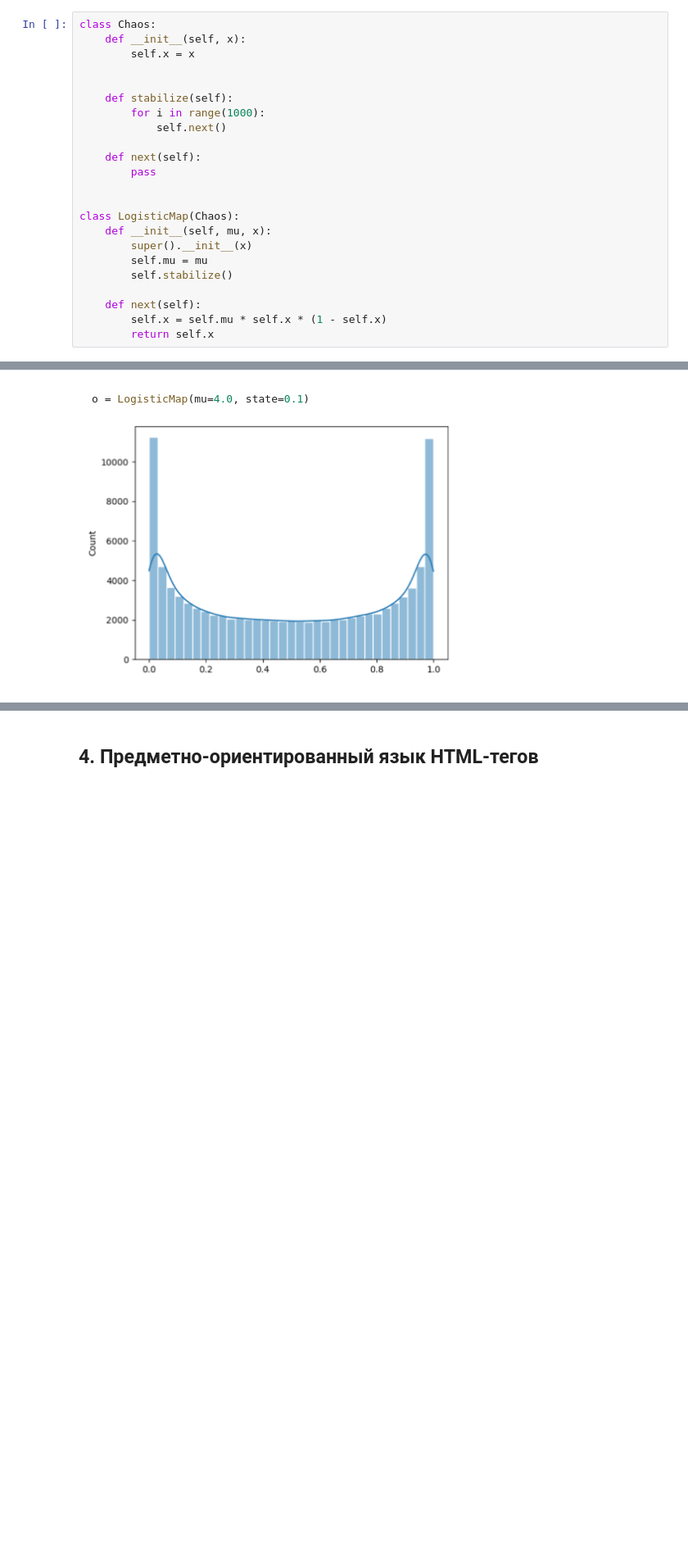
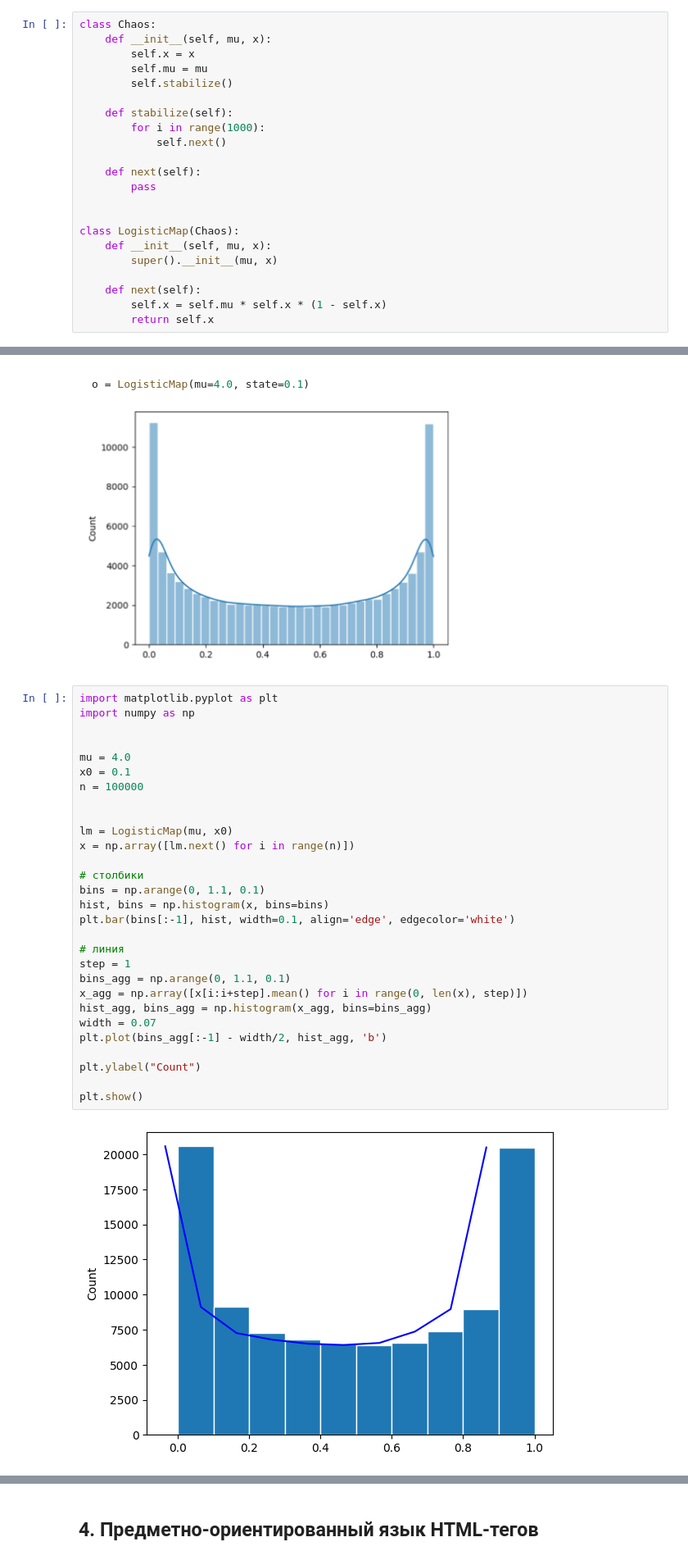
Before and after one commit to yunikeil/kispython, a Jupyter notebook: solved/pract_git/s_pract4_vk_version.ipynb, the cells around one changed output, grey strips where cells are left out. Shown at 82% size. Cells and saved outputs as stored; diff of their text form; blank space fills up the shorter version.

````diff
--- a/solved/pract_git/s_pract4_vk_version.ipynb
+++ b/solved/pract_git/s_pract4_vk_version.ipynb
@@ -135,9 +135,10 @@ o.next(), o.next(), o.next()
 ```
 # %%
 class Chaos:
-    def __init__(self, x):
+    def __init__(self, mu, x):
         self.x = x
-
+        self.mu = mu
+        self.stabilize()
 
     def stabilize(self):
         for i in range(1000):
@@ -149,9 +150,7 @@ class Chaos:
 
 class LogisticMap(Chaos):
     def __init__(self, mu, x):
-        super().__init__(x)
-        self.mu = mu
-        self.stabilize()
+        super().__init__(mu, x)
 
     def next(self):
         self.x = self.mu * self.x * (1 - self.x)
@@ -205,3 +289,34 @@ visualize(LogisticMap(3.5, 0.1))
 o = LogisticMap(mu=4.0, state=0.1)
 ```
 ![изображение.png](embedded-picture-1)
+# %%
+import matplotlib.pyplot as plt
+import numpy as np
+
+
+mu = 4.0
+x0 = 0.1
+n = 100000
+
+
+lm = LogisticMap(mu, x0)
+x = np.array([lm.next() for i in range(n)])
+
+# столбики
+bins = np.arange(0, 1.1, 0.1)
+hist, bins = np.histogram(x, bins=bins)
+plt.bar(bins[:-1], hist, width=0.1, align='edge', edgecolor='white')
+
+# линия
+step = 1
+bins_agg = np.arange(0, 1.1, 0.1)
+x_agg = np.array([x[i:i+step].mean() for i in range(0, len(x), step)])
+hist_agg, bins_agg = np.histogram(x_agg, bins=bins_agg)
+width = 0.07
+plt.plot(bins_agg[:-1] - width/2, hist_agg, 'b')
+
+plt.ylabel("Count")
+
+plt.show()
+# %% [output]
+[figure, added]
````
Also changed, not shown: parts of 7 cells of this notebook, 1 other file.
